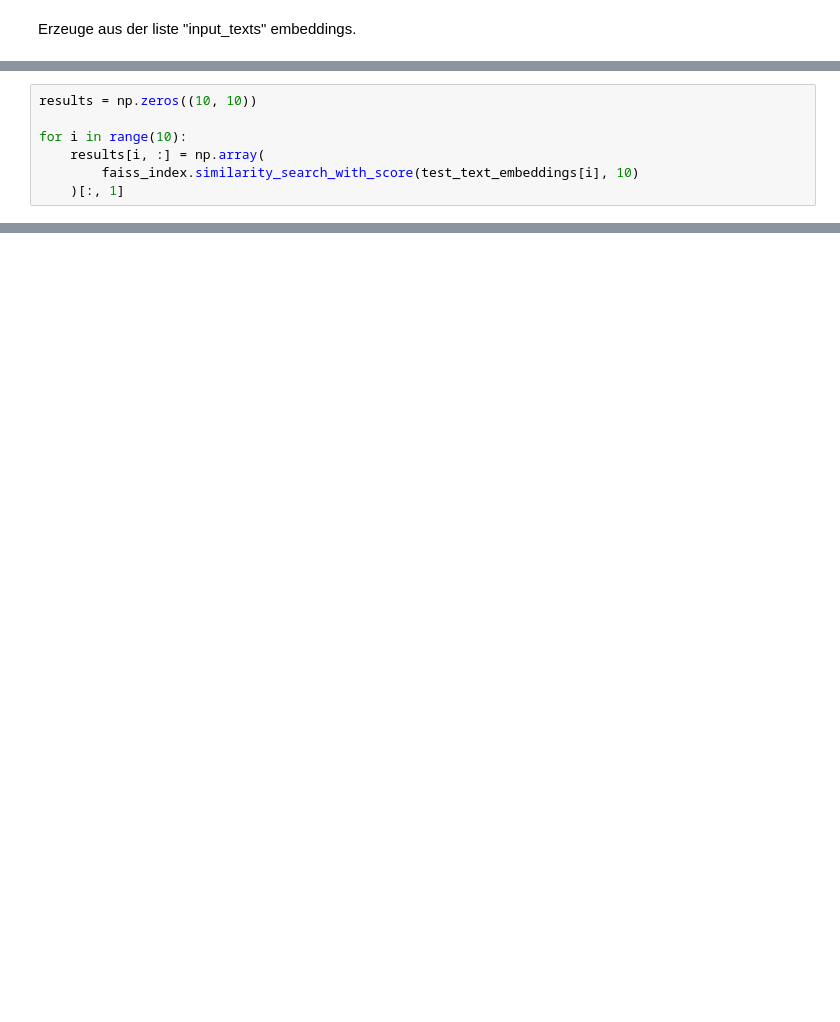
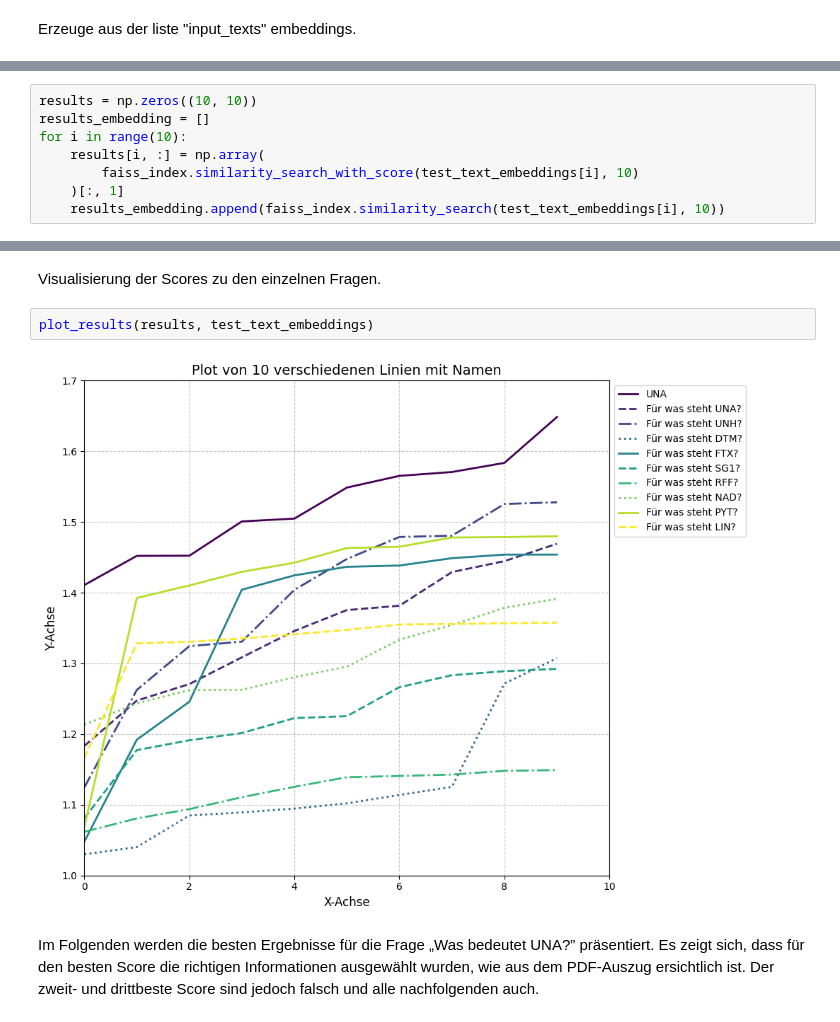
Before and after one commit to Sebastianschmid1/Bachelorarbeit, a Jupyter notebook: notebooks/exploration_Embedding_scors.ipynb, the cells around one changed output, grey strips where cells are left out. Saved outputs shown, nothing was run; the diff lists cells and outputs as text; blank space fills up the shorter version.

```diff
--- a/notebooks/exploration_Embedding_scors.ipynb
+++ b/notebooks/exploration_Embedding_scors.ipynb
@@ -45,7 +45,8 @@ Erstelle Matrix mit jedem Embedding mit verändertem K parameter
 # %%
 results = np.zeros((10, 10))
-
+results_embedding = []
 for i in range(10):
     results[i, :] = np.array(
         faiss_index.similarity_search_with_score(test_text_embeddings[i], 10)
     )[:, 1]
+    results_embedding.append(faiss_index.similarity_search(test_text_embeddings[i], 10))
@@ -127,0 +53,8 @@ Error:
+# %% [markdown]
+Visualisierung der Scores zu den einzelnen Fragen.
+# %%
+plot_results(results, test_text_embeddings)
+# %% [output]
+[figure, added]
+# %% [markdown]
+Im Folgenden werden die besten Ergebnisse für die Frage „Was bedeutet UNA?” präsentiert. Es zeigt sich, dass für den besten Score die richtigen Informationen ausgewählt wurden, wie aus dem PDF-Auszug ersichtlich ist. Der zweit- und drittbeste Score sind jedoch falsch und alle nachfolgenden auch.
```
Also changed, not shown: parts of 9 cells of this notebook, 3 other files.
